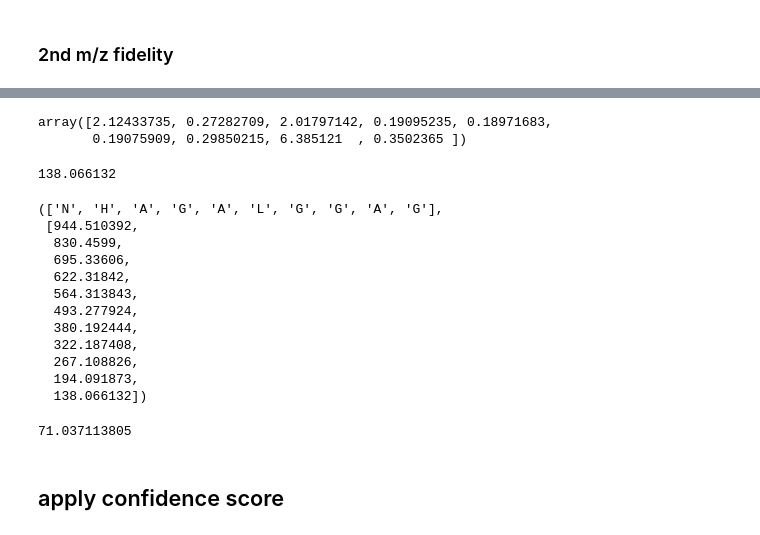
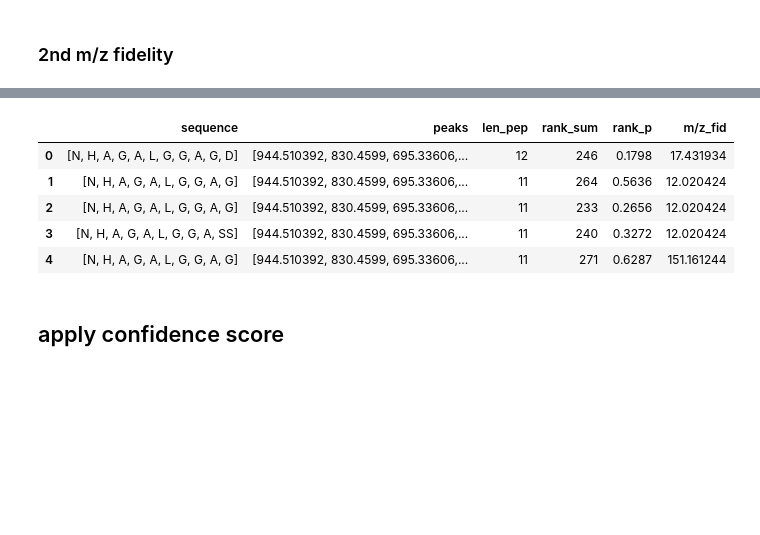
Before and after one commit to DBeben22/expert-tandem, a Jupyter notebook: prototypes/prototype_vers4.ipynb, the cells around one changed output, grey strips where cells are left out. Saved outputs shown, nothing was run; the diff lists cells and outputs as text; code cells hidden in the pictures; blank space fills up the shorter version.

```diff
--- a/prototypes/prototype_vers4.ipynb
+++ b/prototypes/prototype_vers4.ipynb
@@ -544,2 +545,5 @@ sequence, peaks
 # %%
-find_SSE(sequence[0:-1], peaks)
+pep_df["SSE"] = pep_df.apply(
+lambda row: find_SSE(row["sequence"], row["peaks"]),
+axis=1
+)
@@ -556,28 +549,0 @@ find_SSE(sequence[0:-1], peaks)
-# %%
-SSE
-# %% [output]
-array([2.12433735, 0.27282709, 2.01797142, 0.19095235, 0.18971683,
-       0.19075909, 0.29850215, 6.385121  , 0.3502365 ])
-# %%
-base_peak
-# %% [output]
-138.066132
-# %%
-sequence, peaks
-# %% [output]
-(['N', 'H', 'A', 'G', 'A', 'L', 'G', 'G', 'A', 'G'],
- [944.510392,
-  830.4599,
-  695.33606,
-  622.31842,
-  564.313843,
-  493.277924,
-  380.192444,
-  322.187408,
-  267.108826,
-  194.091873,
-  138.066132])
-# %%
-aa[aa["letter"]=="A"]["mono mass"].sum()
-# %% [output]
-71.037113805
@@ -586,0 +550,9 @@ sequence, peaks
+# %%
+pep_df.head()
+# %% [output]
+|  | sequence | peaks | len_pep | rank_sum | rank_p | m/z_fid |
+| 0 | [N, H, A, G, A, L, G, G, A, G, D] | [944.510392, 830.4599, 695.33606,... | 12 | 246 | 0.1798 | 17.431934 |
+| 1 | [N, H, A, G, A, L, G, G, A, G] | [944.510392, 830.4599, 695.33606,... | 11 | 264 | 0.5636 | 12.020424 |
+| 2 | [N, H, A, G, A, L, G, G, A, G] | [944.510392, 830.4599, 695.33606,... | 11 | 233 | 0.2656 | 12.020424 |
+| 3 | [N, H, A, G, A, L, G, G, A, SS] | [944.510392, 830.4599, 695.33606,... | 11 | 240 | 0.3272 | 12.020424 |
+| 4 | [N, H, A, G, A, L, G, G, A, G] | [944.510392, 830.4599, 695.33606,... | 11 | 271 | 0.6287 | 151.161244 |
```
Also changed, not shown: parts of 14 cells of this notebook.
